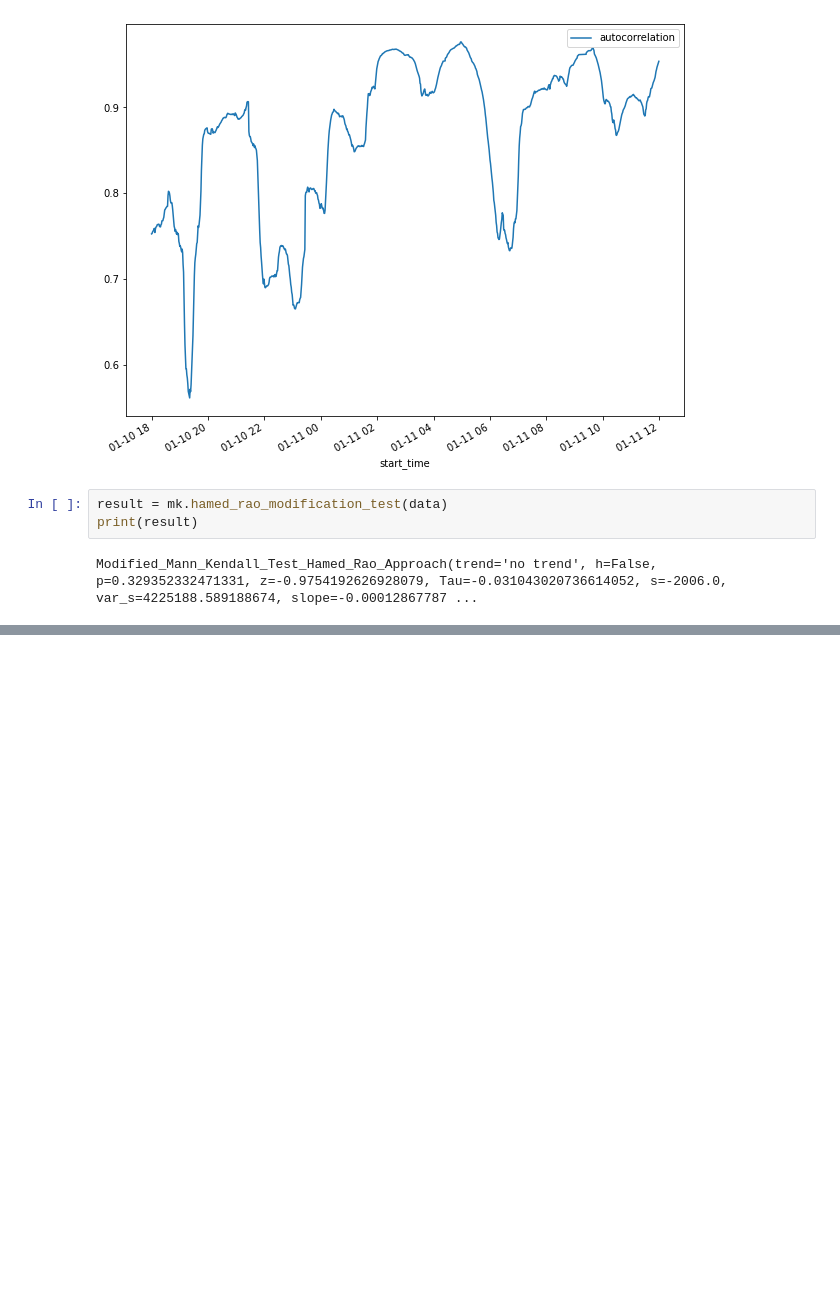
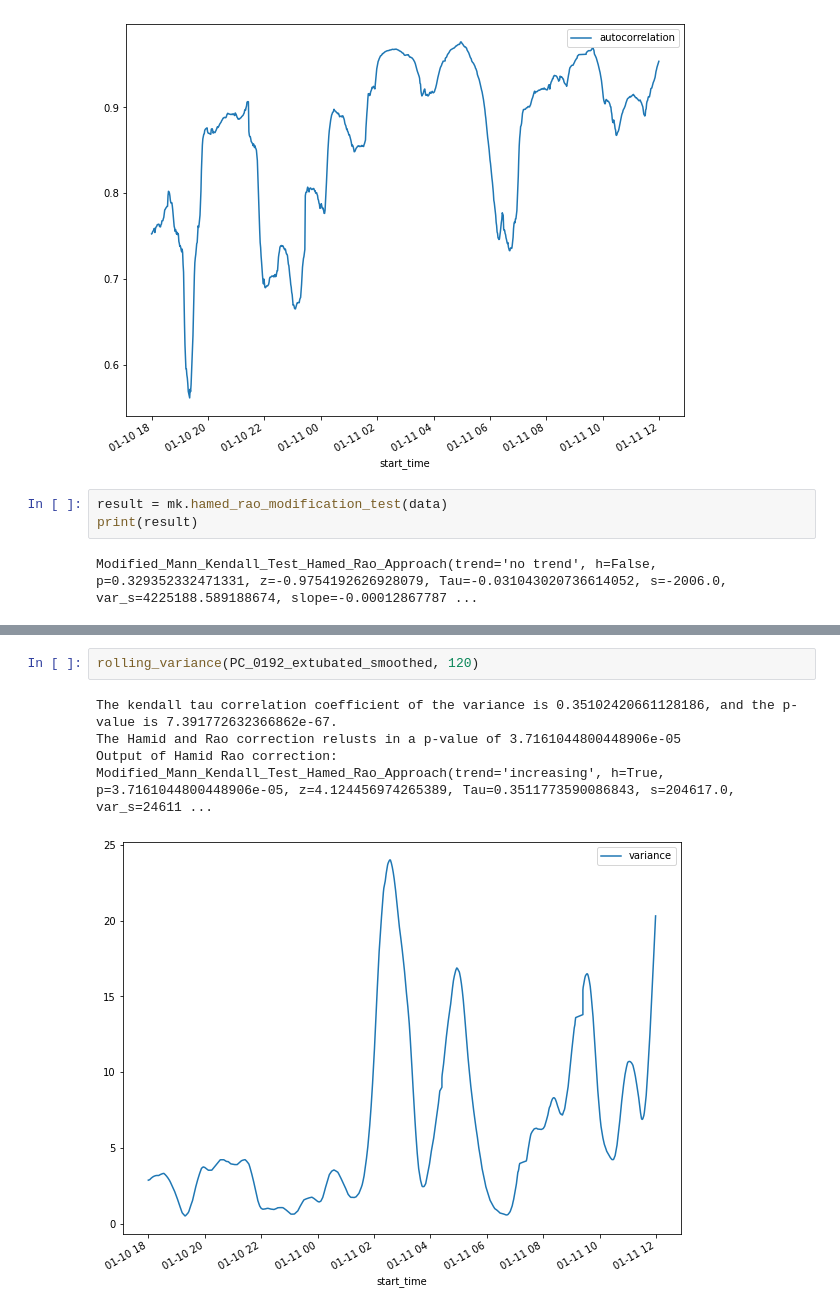
Before and after one commit to l-khali/old_In2Research, a Jupyter notebook: PC-0192_analysis.ipynb, the cells around one changed output, grey strips where cells are left out. Drawn from its saved outputs; the diff is of its cells as text; blank space fills up the shorter version.

```diff
--- a/PC-0192_analysis.ipynb
+++ b/PC-0192_analysis.ipynb
@@ -552,0 +577,7 @@ Modified_Mann_Kendall_Test_Hamed_Rao_Approach(trend='no trend', h=False, p=0.329
+# %%
+rolling_variance(PC_0192_extubated_smoothed, 120)
+# %% [output]
+The kendall tau correlation coefficient of the variance is 0.35102420661128186, and the p-value is 7.391772632366862e-67.
+The Hamid and Rao correction relusts in a p-value of 3.7161044800448906e-05
+Output of Hamid Rao correction: Modified_Mann_Kendall_Test_Hamed_Rao_Approach(trend='increasing', h=True, p=3.7161044800448906e-05, z=4.124456974265389, Tau=0.3511773590086843, s=204617.0, var_s=24611 ...
+[figure, added]
```
Also changed, not shown: parts of 11 cells of this notebook.
